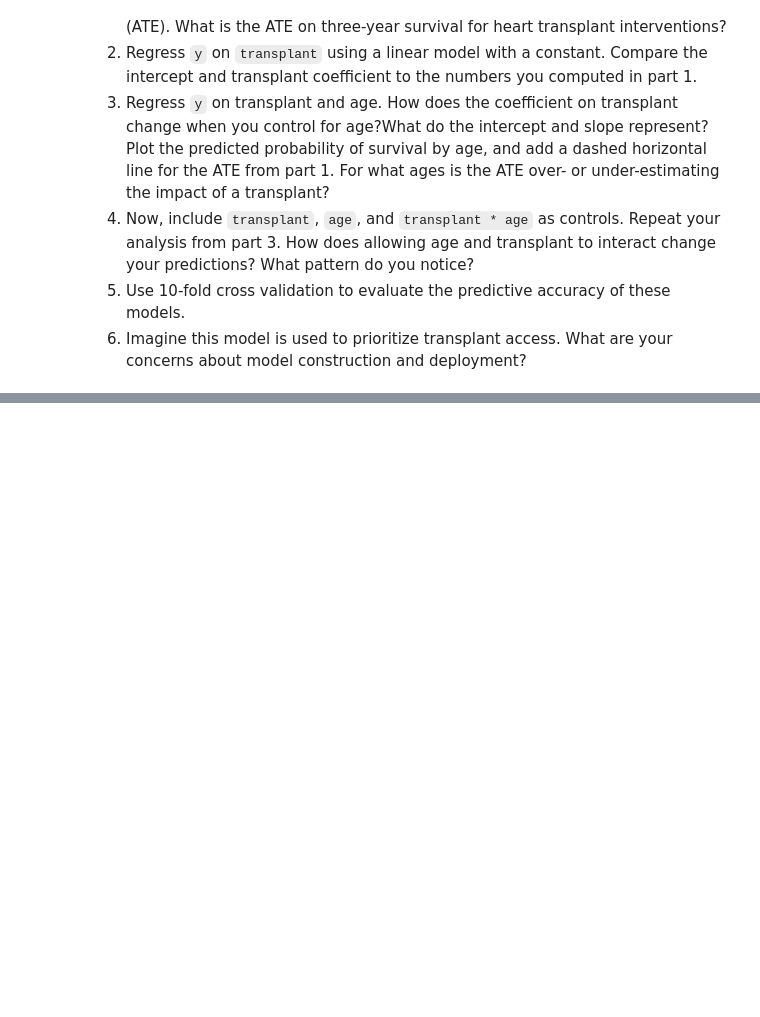
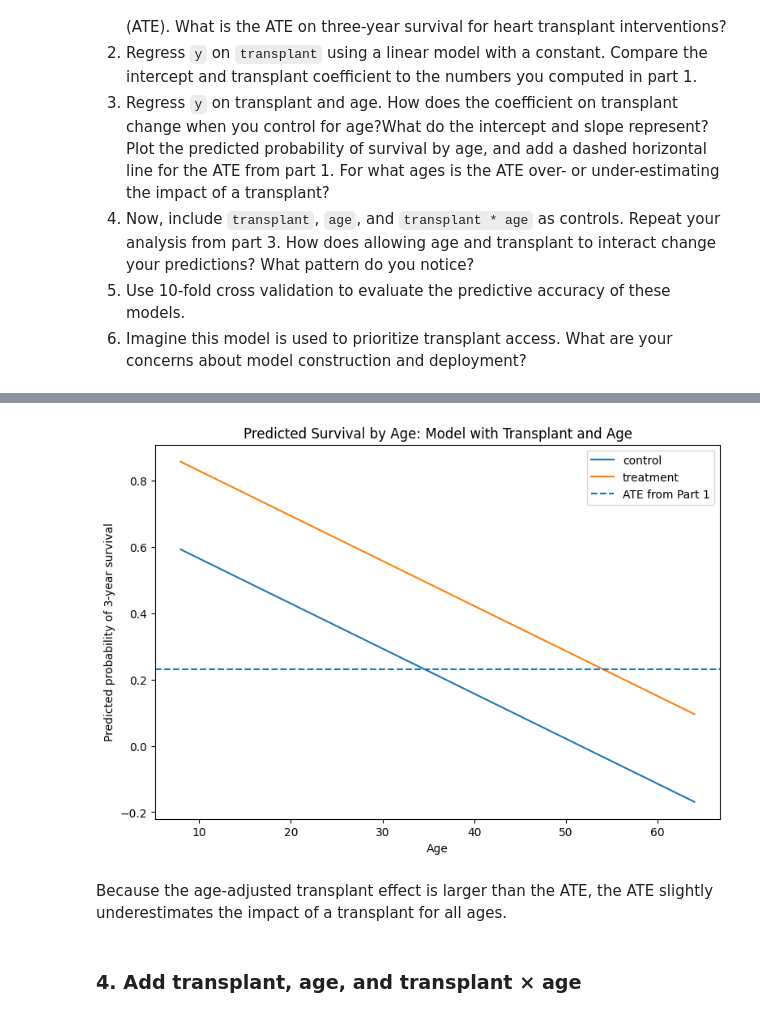
Before and after one commit to haero-lee/undergrad_ml_assignments, a Jupyter notebook: 03_assignment_linear_models.ipynb, the cells around one changed output, grey strips where cells are left out. Cells and saved outputs as stored; diff of their text form; code cells hidden in the pictures; blank space fills up the shorter version.

```diff
--- a/03_assignment_linear_models.ipynb
+++ b/03_assignment_linear_models.ipynb
@@ -511,0 +645,3 @@ Since a heart transplant is a dangerous operation and even people who successful
+# %%
+survival_rates = df.groupby("transplant")["y"].mean()
+print(survival_rates)
@@ -511,0 +653,8 @@ Since a heart transplant is a dangerous operation and even people who successful
+# %%
+control_survival = survival_rates["control"]
+treatment_survival = survival_rates["treatment"]
+ate = treatment_survival - control_survival
+
+print("Control survival proportion:", control_survival)
+print("Treatment survival proportion:", treatment_survival)
+print("ATE (treatment - control):", ate)
@@ -511,0 +695,4 @@ Since a heart transplant is a dangerous operation and even people who successful
+# %%
+model2 = smf.ols("y ~ C(transplant) + age", data=df).fit()
+print(model2.summary())
+print(model2.params)
@@ -511,0 +719,28 @@ Since a heart transplant is a dangerous operation and even people who successful
+# %%
+age_grid = np.linspace(df["age"].min(), df["age"].max(), 200)
+
+pred_df = pd.DataFrame({
+    "age": np.concatenate([age_grid, age_grid]),
+    "transplant": ["control"] * len(age_grid) + ["treatment"] * len(age_grid)
+})
+
+pred_df["predicted_y"] = model2.predict(pred_df)
+# %%
+plt.figure(figsize=(9,6))
+
+for group in ["control", "treatment"]:
+    temp = pred_df[pred_df["transplant"] == group]
+    plt.plot(temp["age"], temp["predicted_y"], label=group)
+
+plt.axhline(y=ate, linestyle="--", label="ATE from Part 1")
+plt.xlabel("Age")
+plt.ylabel("Predicted probability of 3-year survival")
+plt.title("Predicted Survival by Age: Model with Transplant and Age")
+plt.legend()
+plt.show()
+# %% [output]
+[figure, added]
+# %% [markdown]
+Because the age-adjusted transplant effect is larger than the ATE, the ATE slightly underestimates the impact of a transplant for all ages.
+# %% [markdown]
+### 4. Add transplant, age, and transplant × age
```
Also changed, not shown: parts of 34 cells of this notebook.
